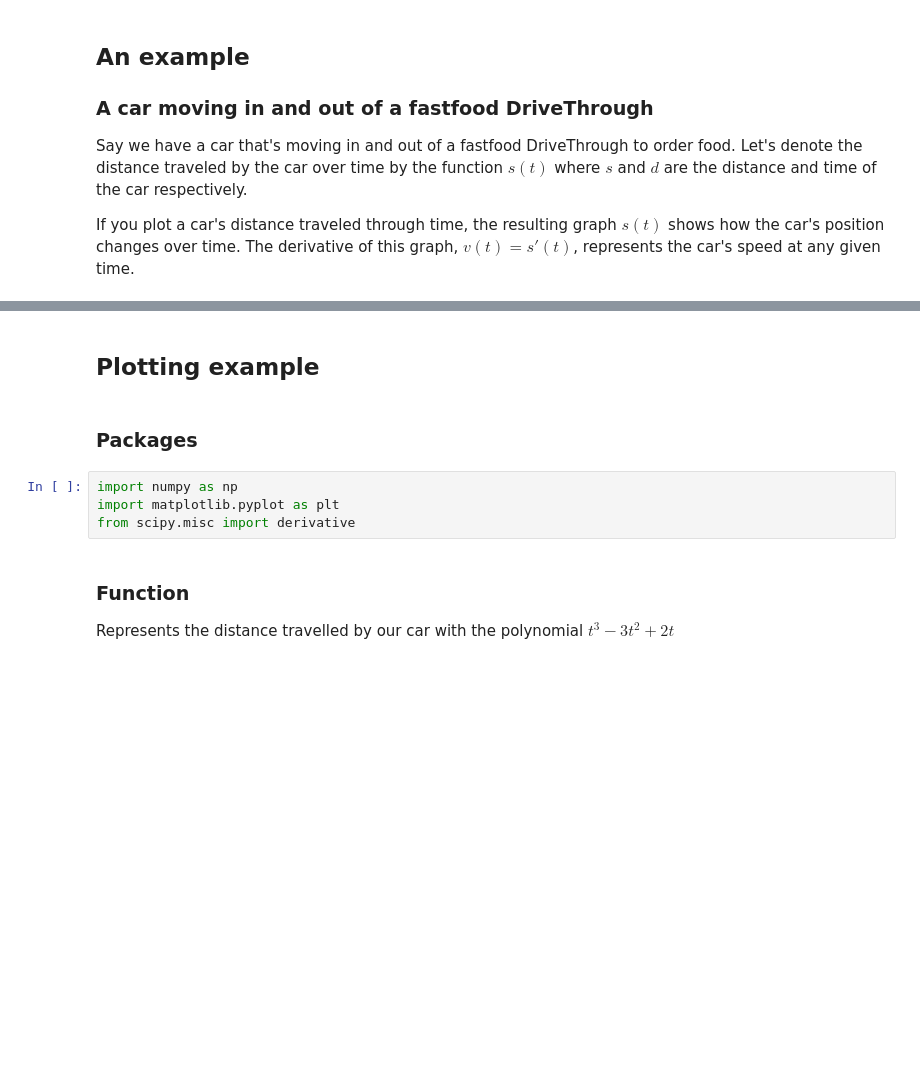
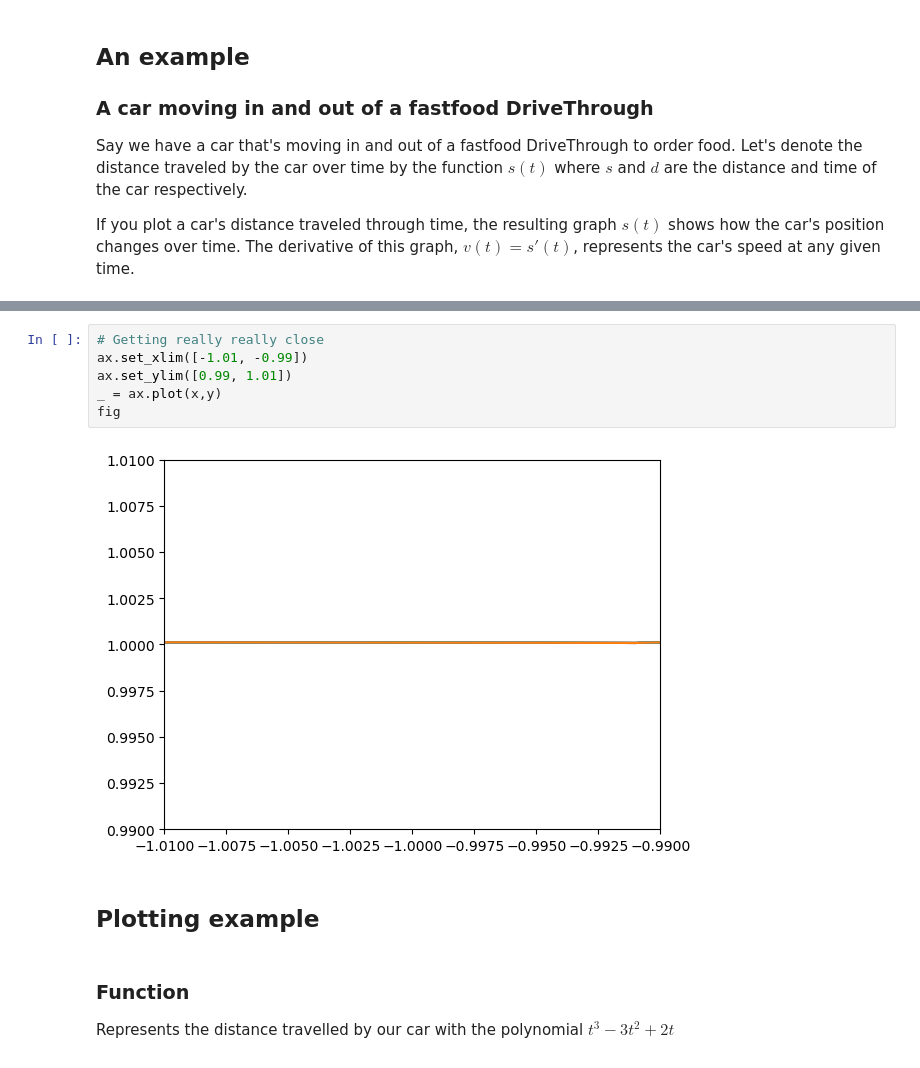
Before and after one commit to MiguelPartosa/Learning-Derivatives-with-Python, a Jupyter notebook: derivatives.ipynb, the cells around one changed output, grey strips where cells are left out. Saved outputs shown, nothing was run; the diff lists cells and outputs as text; blank space fills up the shorter version.

```diff
--- a/derivatives.ipynb
+++ b/derivatives.ipynb
@@ -25,11 +81,13 @@ If you plot a car's distance traveled through time, the resulting graph $s(t)$ s
+# %%
+# Getting really really close
+ax.set_xlim([-1.01, -0.99])
+ax.set_ylim([0.99, 1.01])
+_ = ax.plot(x,y)
+fig
+# %% [output]
+[figure, added]
 # %% [markdown]
 ## Plotting example
-# %% [markdown]
-### Packages
-# %%
-import numpy as np
-import matplotlib.pyplot as plt
-from scipy.misc import derivative
 # %% [markdown]
 ### Function
 
```
Also changed, not shown: parts of 10 cells of this notebook, 1 other file.
